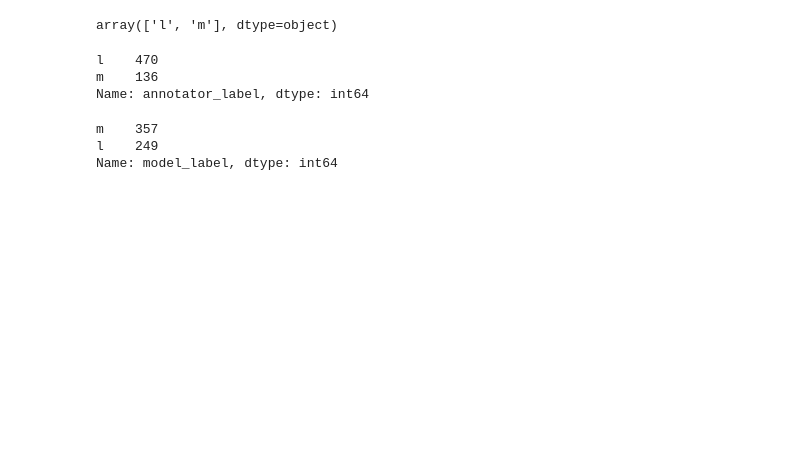
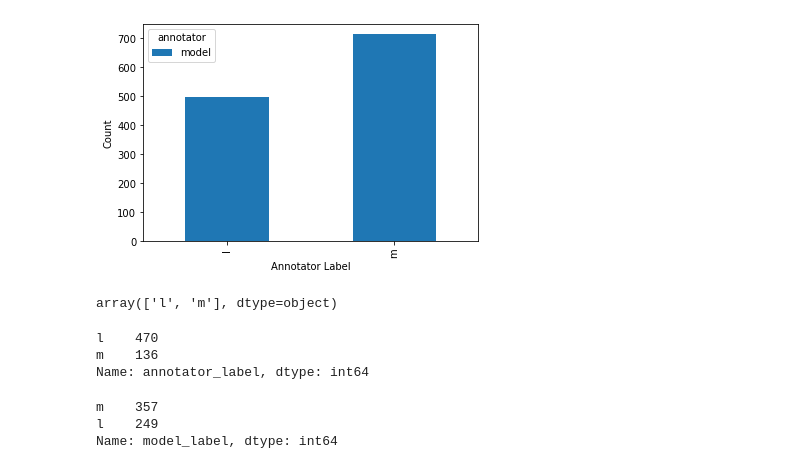
Before and after one commit to kspicer80/metaphor_playground, a Jupyter notebook: model_testing.ipynb, the cells around one changed output. Drawn from its saved outputs; the diff is of its cells as text; code cells hidden in the pictures; blank space fills up the shorter version.

```diff
--- a/model_testing.ipynb
+++ b/model_testing.ipynb
@@ -73,0 +70,5 @@ df.head()
+# %%
+df_model = df['text'].apply(lambda x: metaphor_pipeline(x)).to_frame(name='model_entities')
+df_model['annotator'] = 'model'
+df_final = pd.concat([df[['sentence_number', 'text']], df_model], axis=1)
+df_final['annotator_label'] = df_final['model_entities'].apply(count_label_1).apply(lambda x: 'm' if x > 0 else 'l')
@@ -74,3 +92,21 @@ df.head()
+# %%
+# group by 'annotator' and 'annotator_label' columns and count the occurrences of each label
+grouped = df_final.groupby(['annotator', 'annotator_label']).size().reset_index(name='counts')
+
+# pivot the data so that each annotator is a column
+pivoted = grouped.pivot(index='annotator_label', columns='annotator', values='counts')
+
+# create a bar plot
+pivoted.plot.bar()
+
+# add x and y labels
+plt.xlabel('Annotator Label')
+plt.ylabel('Count')
+
+# show plot
+plt.show()
+# %% [output]
+[figure, added]
 # %%
 df['match'] = np.where(df['annotator_label'] == df['model_label'], 'Yes', 'No')
 # %%
```
Also changed, not shown: parts of 9 cells of this notebook, 7 other files.
